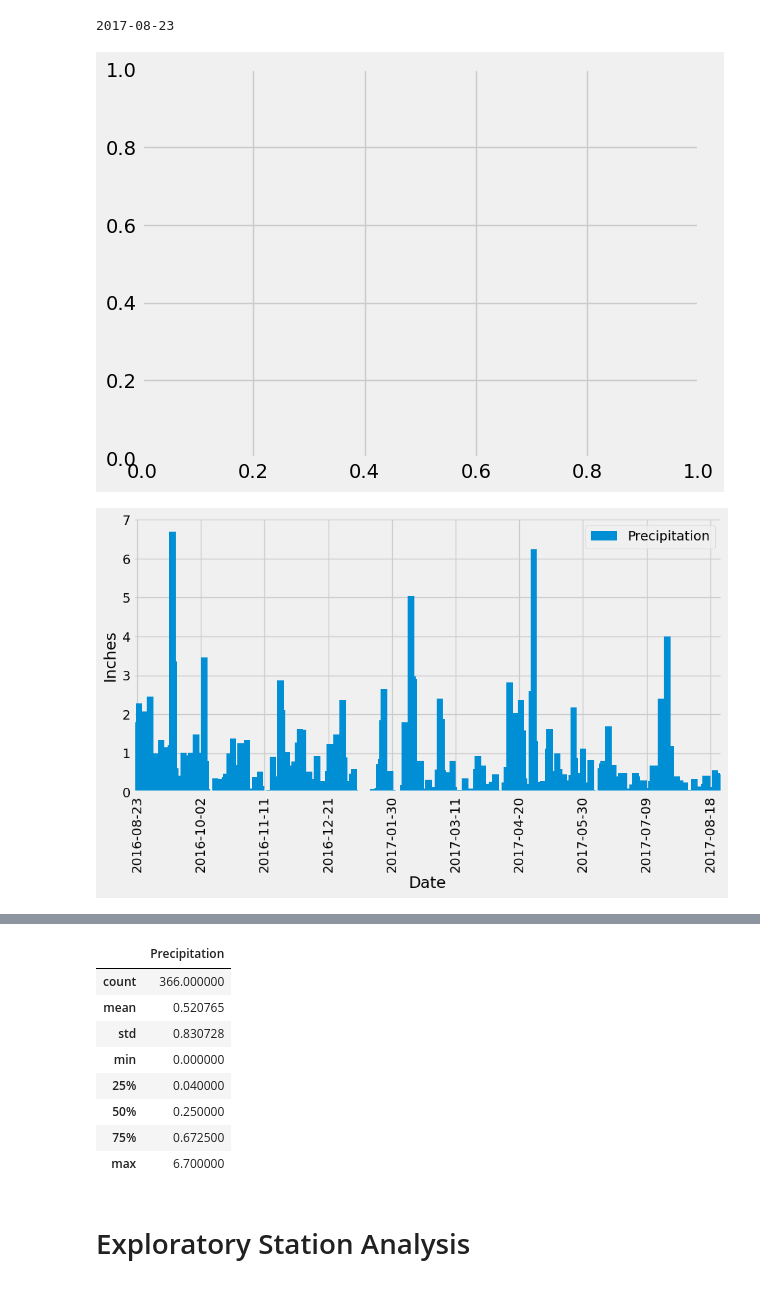
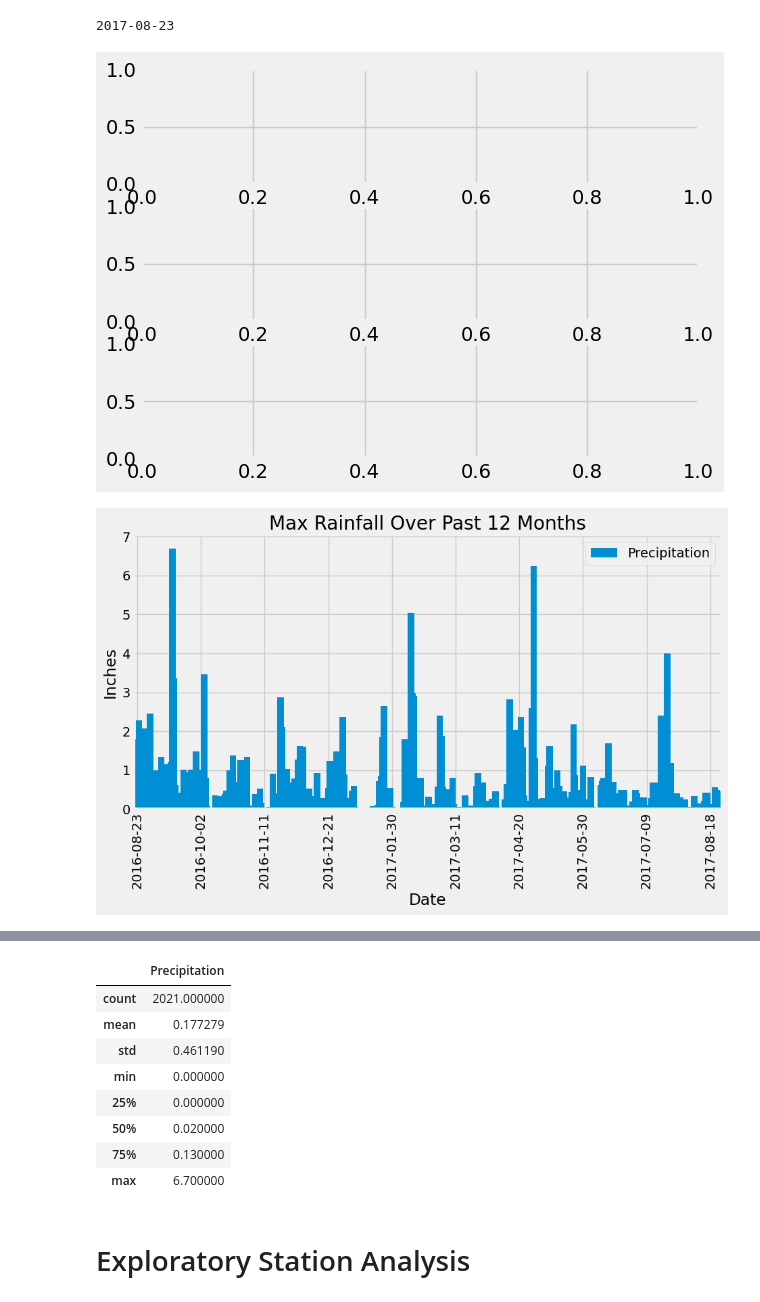
Before and after one commit to andcetera/sqlalchemy-challenge, a Jupyter notebook: climate_starter.ipynb, the cells around one changed output, grey strips where cells are left out. Saved outputs shown, nothing was run; the diff lists cells and outputs as text; code cells hidden in the pictures.

Commit message:
multiple subplots, still needs tweaks

```diff
--- a/climate_starter.ipynb
+++ b/climate_starter.ipynb
@@ -75,32 +75,43 @@ print(most_recent)
 # %%
 # Design a query to retrieve the last 12 months of precipitation data and plot the results.
 # Starting from the most recent data point in the database.
 
 # Calculate the date one year from the last date in data set.
 last = dt.datetime.strptime(most_recent, "%Y-%m-%d").date()
 twelve_mo = last - dt.timedelta(days=365)
 
 # Perform a query to retrieve the date and precipitation scores
 data = session.query(Measurement.date, Measurement.prcp).filter(Measurement.date >= twelve_mo)
 
 # Save the query results as a Pandas DataFrame and set the index to the date column
 df = pd.DataFrame(data, columns=['Date', 'Precipitation'])
-indx = df.set_index('Date')
+prcp = df.set_index('Date')
 
-# Group results by date & take the highest value to graph (per example)
-max = indx.groupby('Date').max()
+# Group results by date & get various summary stats to graph
+max = prcp.groupby('Date').max()
+ave = prcp.groupby('Date').mean()
+tot = prcp.groupby('Date').sum()
 
-# Sort the dataframe by date
-prcp = max.sort_index()
+# Create function to sort each dataframe and graph the results
+def plot(df:pd.DataFrame, ax:plt.axes, title:str)->None:
 
-# Use Pandas Plotting with Matplotlib to plot the data
-fig, ax = plt.subplots()
-ax = prcp.plot(kind='bar', figsize=(10, 5), grid=True, width=4)
-ax.set_xticks(ax.get_xticks()[::40])
-plt.ylabel('Inches')
+    # Sort the dataframe by date
+    sortd = df.sort_index()
+
+    # Use Pandas Plotting with Matplotlib to plot the data
+    ax = sortd.plot(kind='bar', figsize=(10, 5), grid=True, width=4)
+    ax.set_xticks(ax.get_xticks()[::40])
+    plt.ylabel('Inches')
+    plt.title(title)
+
+
+fig, (ax1, ax2, ax3) = plt.subplots(3, 1)
+plot(max, ax1, 'Max Rainfall Over Past 12 Months')
+plot(ave, ax2, 'Average Rainfall Over Past 12 Months')
+plot(tot, ax3, 'Total Rainfall Over Past 12 Months')
 plt.show()
 
 #still need rounded tips and to get rid of random extra blank graph...
 # %% [output]
-[figure, old version]
+[figure, new version]
-[figure, old version]
+[figure, new version]
@@ -109,13 +122,13 @@ plt.show()
 prcp.describe()
 # %% [output]
 |  | Precipitation |
-| count | 366.000000 |
-| mean | 0.520765 |
-| std | 0.830728 |
+| count | 2021.000000 |
+| mean | 0.177279 |
+| std | 0.461190 |
 | min | 0.000000 |
-| 25% | 0.040000 |
-| 50% | 0.250000 |
-| 75% | 0.672500 |
+| 25% | 0.000000 |
+| 50% | 0.020000 |
+| 75% | 0.130000 |
 | max | 6.700000 |
 # %% [markdown]
 # Exploratory Station Analysis
```
Also changed, not shown: parts of 1 cell of this notebook.
